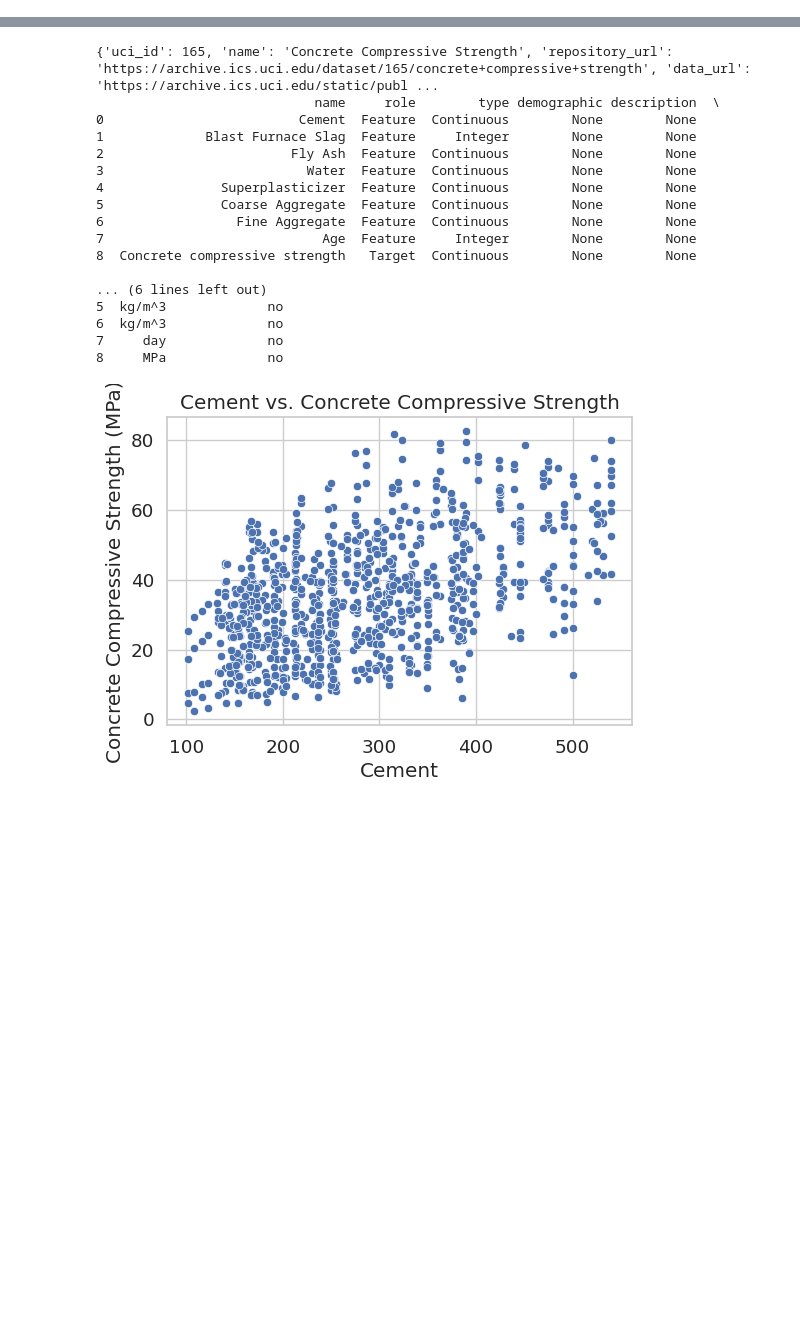
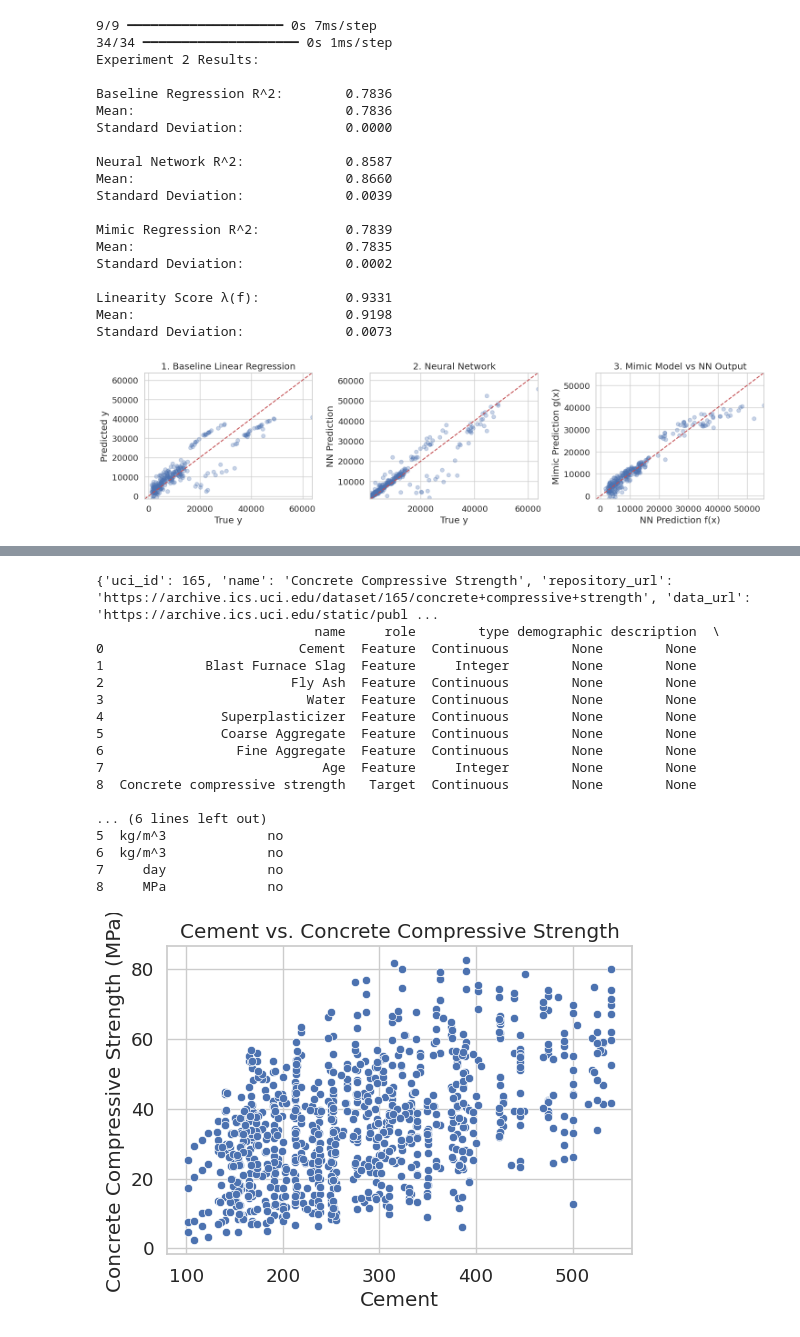
Before and after one commit to jacksoneshbaugh/lambda-linearity-score, a Jupyter notebook: lambda_linearity_score.ipynb, the cells around one changed output, grey strips where cells are left out. Cells and saved outputs as stored; diff of their text form; code cells hidden in the pictures; blank space fills up the shorter version.

```diff
--- a/lambda_linearity_score.ipynb
+++ b/lambda_linearity_score.ipynb
@@ -312,0 +365,58 @@ Requirement already satisfied: six>=1.5 in /usr/local/lib/python3.11/dist-packag
+# %%
+X = df.drop('charges', axis=1)  # Features
+y = df['charges']               # Target variable
+
+### Identify categorical and numerical columns ###
+categorical_features = ['sex', 'smoker', 'region']
+numerical_features = ['age', 'bmi', 'children']
+
+### Preprocessing ###
+preprocessor = ColumnTransformer(
+    transformers=[
+        ('num', StandardScaler(), numerical_features),
+        ('cat', OneHotEncoder(drop='first'), categorical_features)
+    ]
+)
+
+X_processed = preprocessor.fit_transform(X)
+
+### Train-test split ###
+X_train, X_test, y_train, y_test = train_test_split(X_processed, y, test_size=0.2, random_state=42)
+# %%
+
+### Build network builder ###
+def build_network():
+    nn = Sequential([
+        Dense(32, activation="relu", input_shape=(X_train.shape[1],)),
+        Dense(16, activation="relu"),
+        Dense(1)
+    ])
+    nn.compile(optimizer=Adam(learning_rate=0.01), loss="mse")
+    return nn
+
+### Run Experiment ###
+results = run_experiment(X_train, y_train, X_test, y_test, build_network, n=5)
+
+### Print Results ###
+print("Experiment 2 Results:\n")
+
+print(f"Baseline Regression R^2:        {results['baseline_scores'][0]:.4f}")
+print(f"Mean:                           {results['baseline_mean']:.4f}")
+print(f"Standard Deviation:             {results['baseline_sd']:.4f}\n")
+
+print(f"Neural Network R^2:             {results['nn_scores'][0]:.4f}")
+print(f"Mean:                           {results['nn_mean']:.4f}")
+print(f"Standard Deviation:             {results['nn_sd']:.4f}\n")
+
+print(f"Mimic Regression R^2:           {results['mimic_scores'][0]:.4f}")
+print(f"Mean:                           {results['mimic_mean']:.4f}")
+print(f"Standard Deviation:             {results['mimic_sd']:.4f}\n")
+
+print(f"Linearity Score λ(f):           {results['lambda_scores'][0]:.4f}")
+print(f"Mean:                           {results['lambda_mean']:.4f}")
+print(f"Standard Deviation:             {results['lambda_sd']:.4f}")
+
+### Plot a single run ###
+plot_experiment_run(y_test, results['baseline_test_preds'][0],
+                    results['nn_test_preds'][0], results['mimic_test_preds'][0])
+# %% [output]
@@ -312,0 +431,20 @@ Requirement already satisfied: six>=1.5 in /usr/local/lib/python3.11/dist-packag
+9/9 ━━━━━━━━━━━━━━━━━━━━ 0s 7ms/step
+34/34 ━━━━━━━━━━━━━━━━━━━━ 0s 1ms/step
+Experiment 2 Results:
+
+Baseline Regression R^2:        0.7836
+Mean:                           0.7836
+Standard Deviation:             0.0000
+
+Neural Network R^2:             0.8587
+Mean:                           0.8660
+Standard Deviation:             0.0039
+
+Mimic Regression R^2:           0.7839
+Mean:                           0.7835
+Standard Deviation:             0.0002
+
+Linearity Score λ(f):           0.9331
+Mean:                           0.9198
+Standard Deviation:             0.0073
+[figure, added]
```
Also changed, not shown: parts of 39 cells of this notebook.
